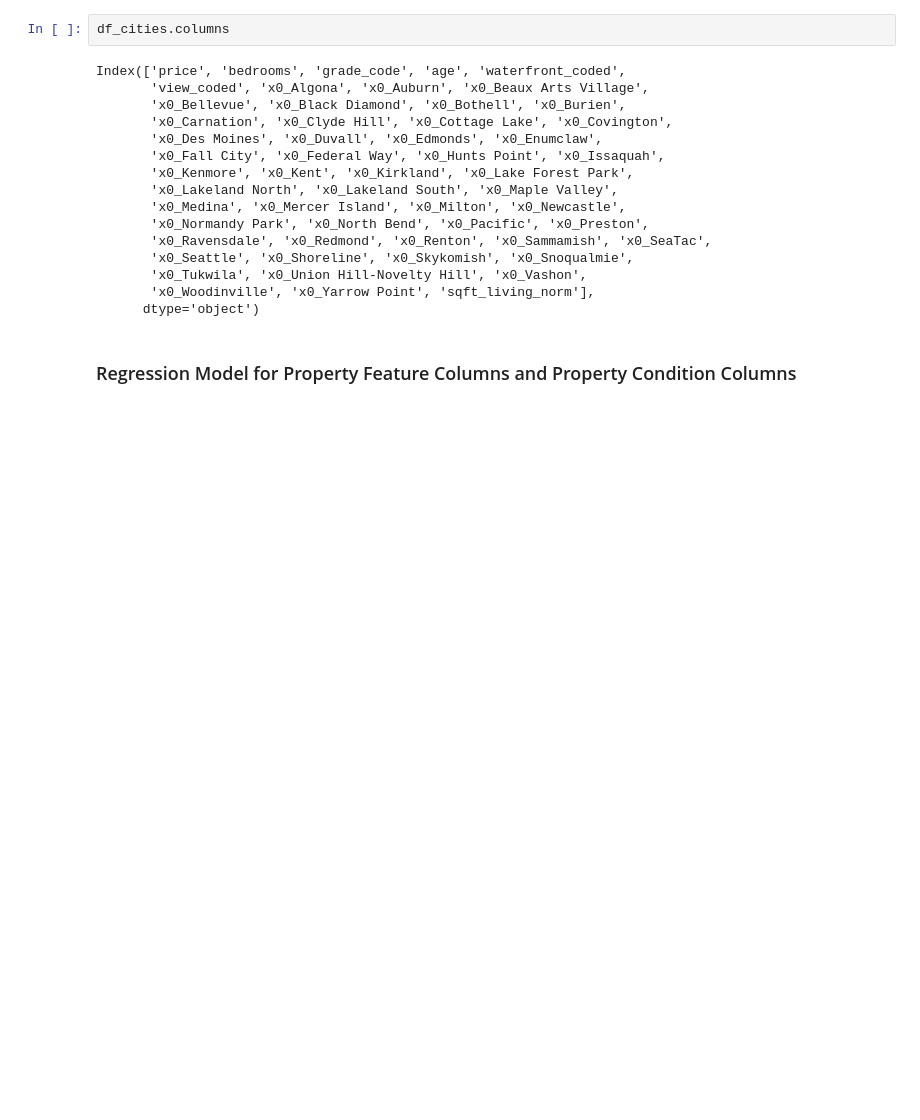
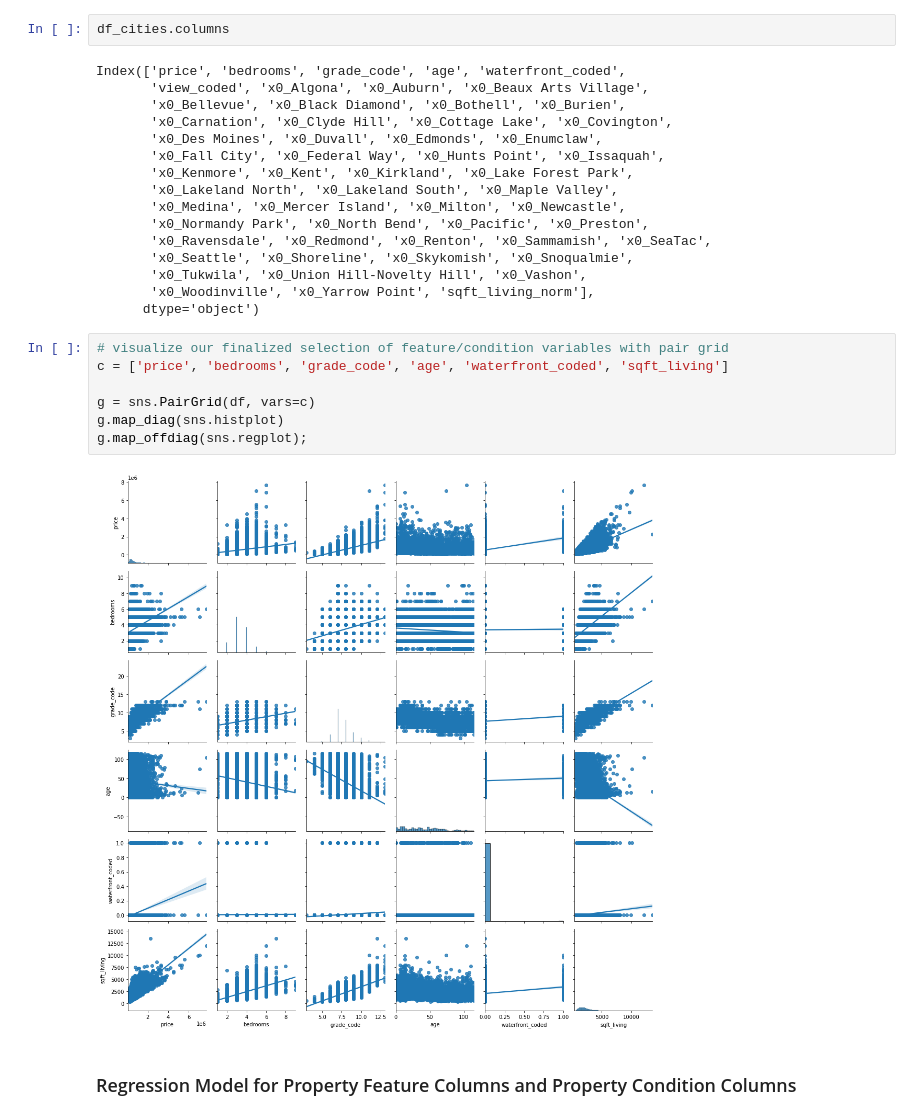
Before and after one commit to hannah-schurman/dsc-phase2-project, a Jupyter notebook: housing_sales_modeling.ipynb, the cells around one changed output. Cells and saved outputs as stored; diff of their text form; blank space fills up the shorter version.

Commit message:
finalize visualizations

```diff
--- a/housing_sales_modeling.ipynb
+++ b/housing_sales_modeling.ipynb
@@ -1040,6 +1040,15 @@ Index(['price', 'bedrooms', 'grade_code', 'age', 'waterfront_coded',
        'x0_Tukwila', 'x0_Union Hill-Novelty Hill', 'x0_Vashon',
        'x0_Woodinville', 'x0_Yarrow Point', 'sqft_living_norm'],
       dtype='object')
+# %%
+# visualize our finalized selection of feature/condition variables with pair grid
+c = ['price', 'bedrooms', 'grade_code', 'age', 'waterfront_coded', 'sqft_living']
+
+g = sns.PairGrid(df, vars=c)
+g.map_diag(sns.histplot)
+g.map_offdiag(sns.regplot);
+# %% [output]
+[figure, added]
 # %% [markdown]
 ### Regression Model for Property Feature Columns and Property Condition Columns
 # %% [markdown]
```
Also changed, not shown: parts of 6 cells of this notebook.
